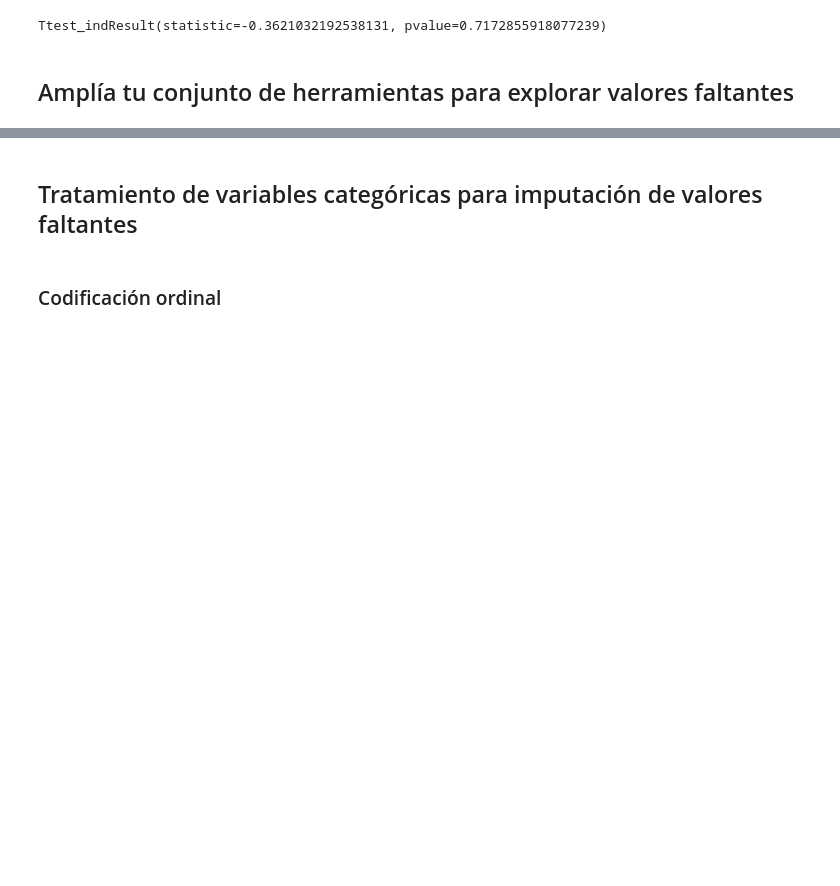
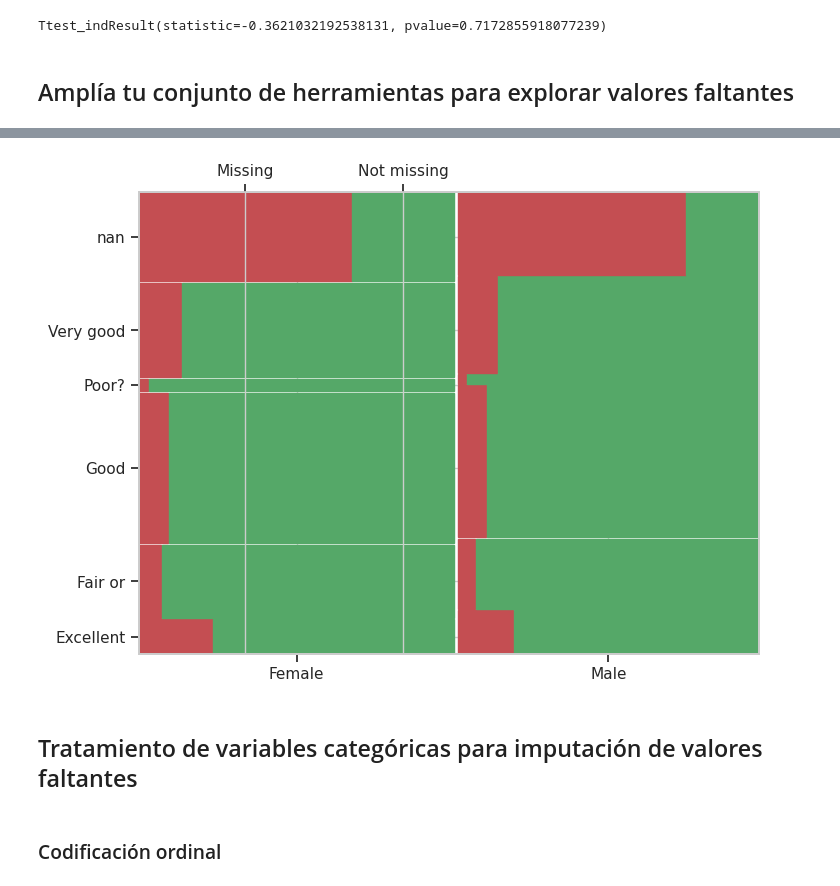
Before and after one commit to DiegoLerma/curso-imputacion-datos, a Jupyter notebook: notebooks/live-imputation-missing-values.ipynb, the cells around one changed output, grey strips where cells are left out. Cells and saved outputs as stored; diff of their text form; code cells hidden in the pictures; blank space fills up the shorter version.

```diff
--- a/notebooks/live-imputation-missing-values.ipynb
+++ b/notebooks/live-imputation-missing-values.ipynb
@@ -291,2 +317,14 @@ female_weight
+# %%
+(
+    nhanes_df
+    .select_columns('weight','general_health_condition','gender')
+    .missing.missing_mosaic_plot(
+    target_var='weight',
+    x_categorical_var='gender',
+    y_categorical_var='general_health_condition'
+)
+);
+# %% [output]
+[figure, added]
 # %% [markdown]
 ## Tratamiento de variables categóricas para imputación de valores faltantes
```
Also changed, not shown: parts of 46 cells of this notebook, 1 other file.
